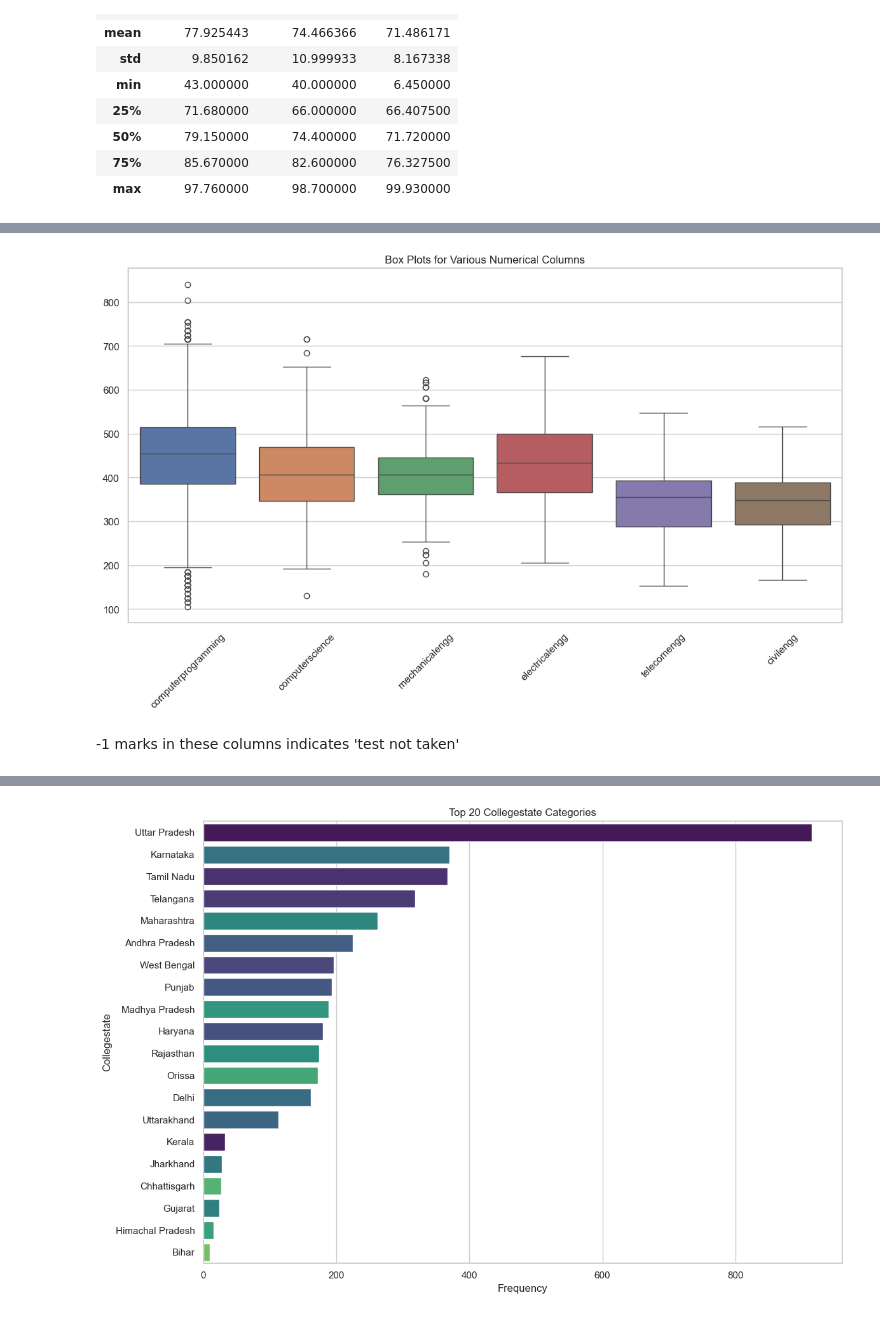
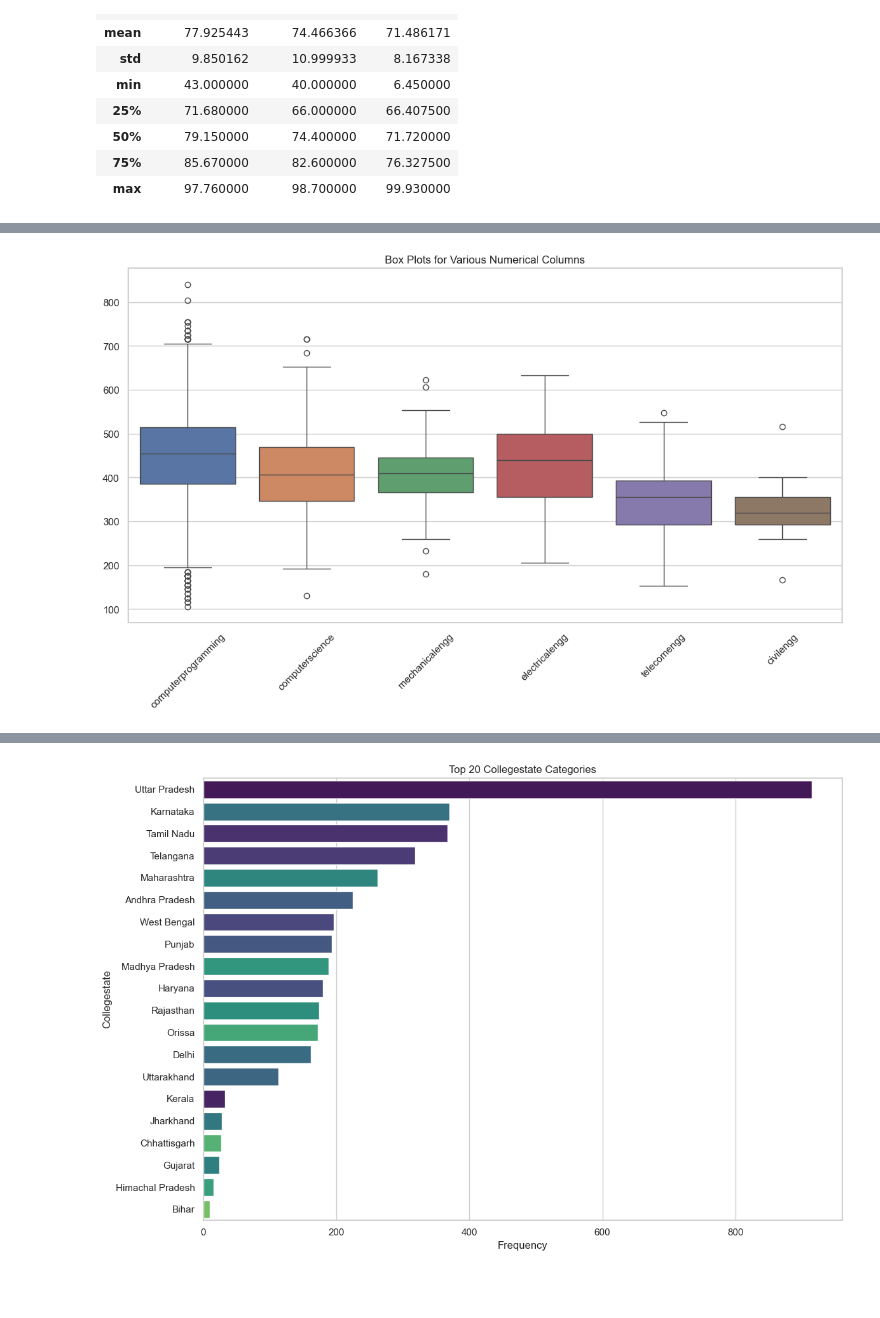
Before and after one commit to ritikseeker/EDA-on-AMCATDataset, a Jupyter notebook: EDA.ipynb, the cells around one changed output, grey strips where cells are left out. Drawn from its saved outputs; the diff is of its cells as text; code cells hidden in the pictures; blank space fills up the shorter version.

```diff
--- a/EDA.ipynb
+++ b/EDA.ipynb
@@ -1129,0 +1127,6 @@ df[['10percentage', '12percentage', 'collegegpa']].describe()
+# %%
+df_temp = pd.DataFrame() # temporary Dataframe
+columns_to_plot = [ 'computerprogramming','computerscience', 'mechanicalengg', 'electricalengg','telecomengg', 'civilengg']
+for col in columns_to_plot:
+    df_temp[col] = df[col].apply(lambda x: None if x == -1 else x).dropna()
+df_temp.describe()
@@ -1130,14 +1143,8 @@ df[['10percentage', '12percentage', 'collegegpa']].describe()
 # %%
-columns_to_plot = [ 'computerprogramming','computerscience', 'mechanicalengg', 'electricalengg','telecomengg', 'civilengg']
-listOfMarks = []
 plt.figure(figsize=(14, 7))
-for _ in range(len(columns_to_plot)):
-    listOfMarks.append([num for num in df[columns_to_plot[_]] if num > -1])
-sns.boxplot(data=listOfMarks)
+sns.boxplot(data=df_temp)
 plt.title('Box Plots for Various Numerical Columns')
 plt.xticks(ticks=range(len(columns_to_plot)), labels=columns_to_plot, rotation=45)
 plt.show()
 # %% [output]
-[figure, old version]
+[figure, new version]
-# %% [markdown]
--1 marks in these columns indicates 'test not taken'
```
Also changed, not shown: parts of 9 cells of this notebook.
